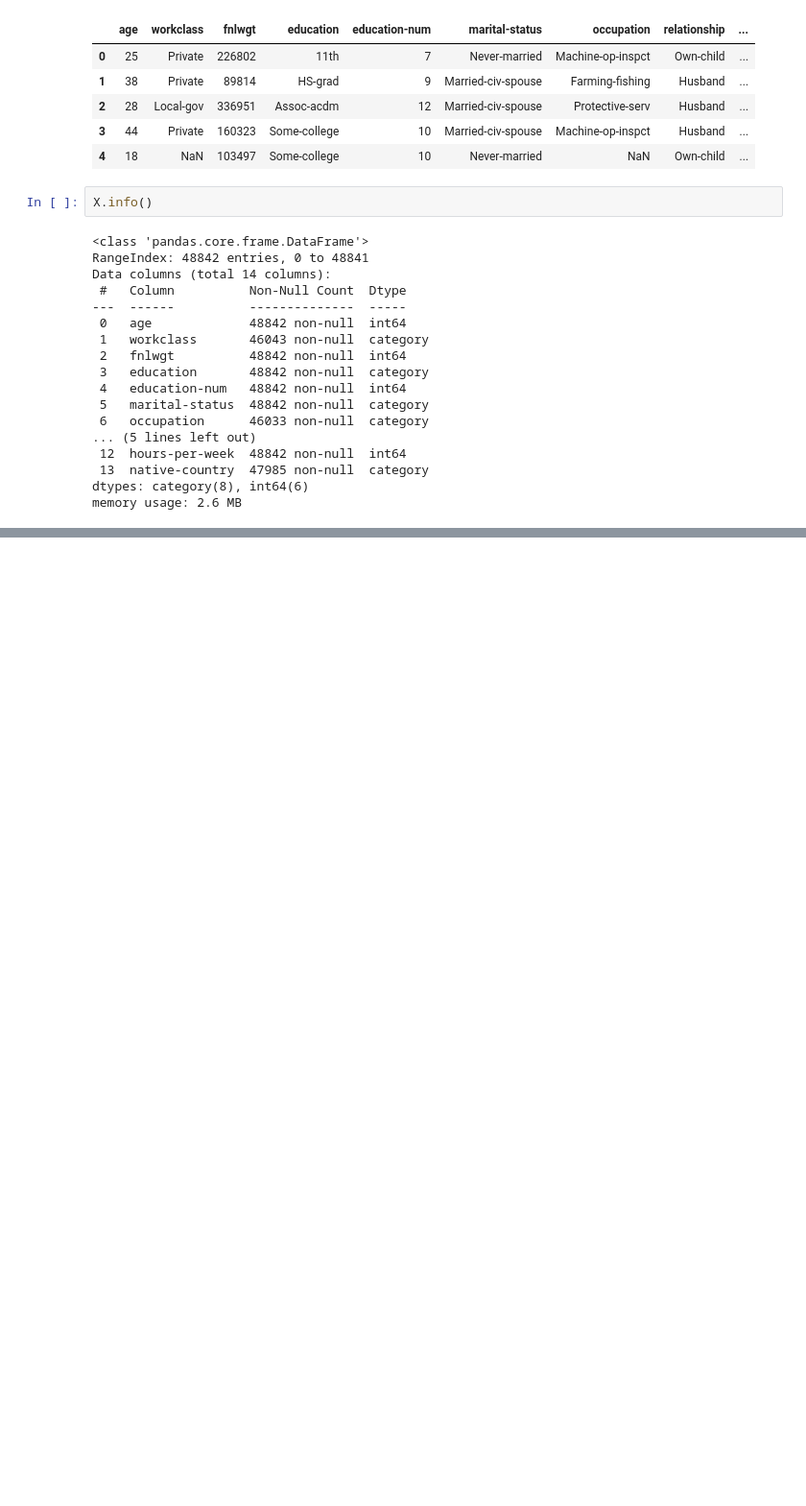
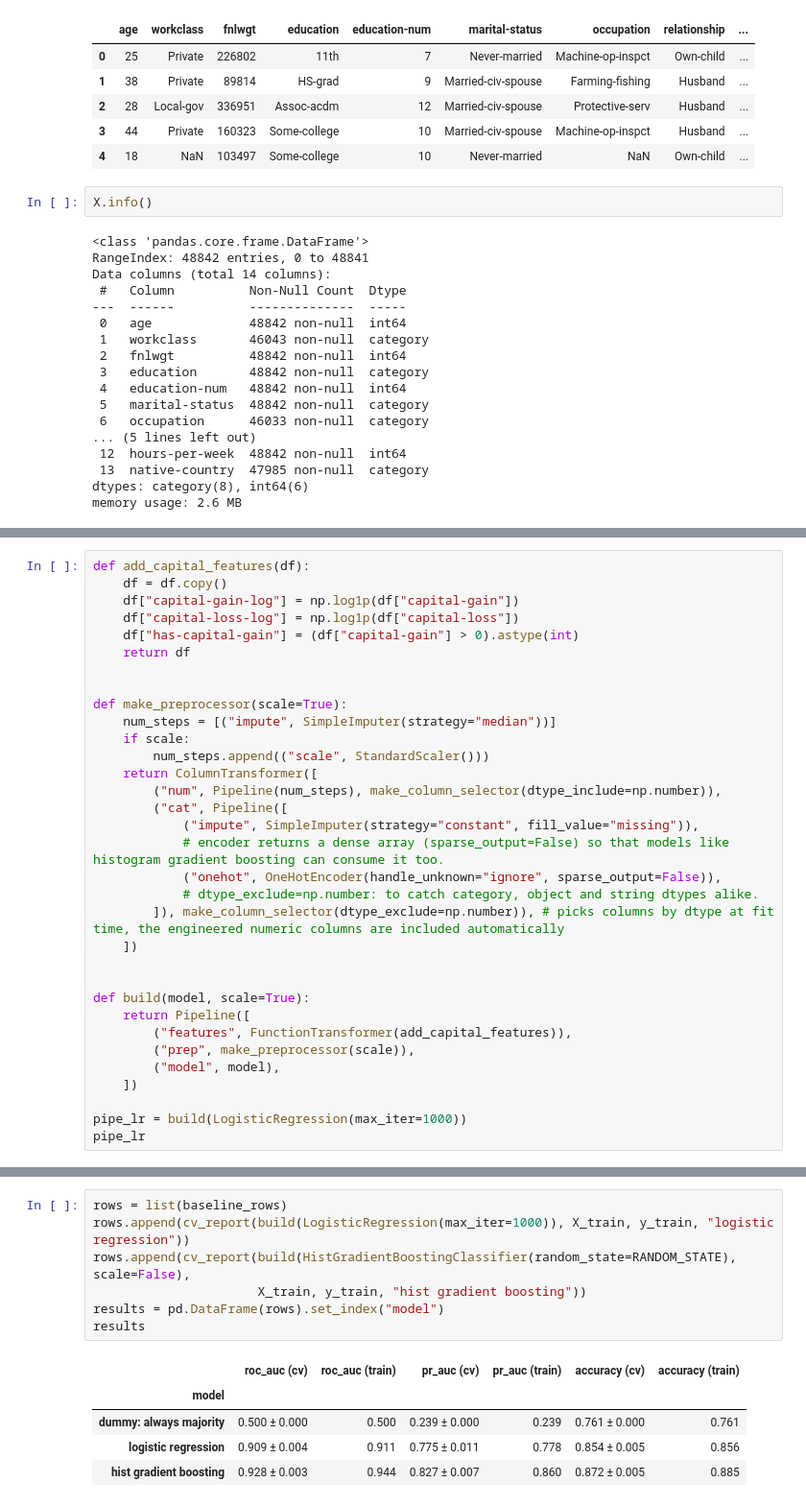
Before and after one commit to kky-zs/100-days-ml, a Jupyter notebook: notebooks/phase-1-ml-core/day-003-tabular-pipelines.ipynb, the cells around one changed output, grey strips where cells are left out. Shown at 96% size. Saved outputs shown, nothing was run; the diff lists cells and outputs as text; blank space fills up the shorter version.

```diff
--- a/notebooks/phase-1-ml-core/day-003-tabular-pipelines.ipynb
+++ b/notebooks/phase-1-ml-core/day-003-tabular-pipelines.ipynb
@@ -80,0 +219,33 @@ memory usage: 2.6 MB
+# %%
+def add_capital_features(df):
+    df = df.copy()
+    df["capital-gain-log"] = np.log1p(df["capital-gain"])
+    df["capital-loss-log"] = np.log1p(df["capital-loss"])
+    df["has-capital-gain"] = (df["capital-gain"] > 0).astype(int)
+    return df
+
+
+def make_preprocessor(scale=True):
+    num_steps = [("impute", SimpleImputer(strategy="median"))]
+    if scale:
+        num_steps.append(("scale", StandardScaler()))
+    return ColumnTransformer([
+        ("num", Pipeline(num_steps), make_column_selector(dtype_include=np.number)),
+        ("cat", Pipeline([
+            ("impute", SimpleImputer(strategy="constant", fill_value="missing")),
+            # encoder returns a dense array (sparse_output=False) so that models like histogram gradient boosting can consume it too.
+            ("onehot", OneHotEncoder(handle_unknown="ignore", sparse_output=False)),
+            # dtype_exclude=np.number: to catch category, object and string dtypes alike.
+        ]), make_column_selector(dtype_exclude=np.number)), # picks columns by dtype at fit time, the engineered numeric columns are included automatically
+    ])
+
+
+def build(model, scale=True):
+    return Pipeline([
+        ("features", FunctionTransformer(add_capital_features)),
+        ("prep", make_preprocessor(scale)),
+        ("model", model),
+    ])
+
+pipe_lr = build(LogisticRegression(max_iter=1000))
+pipe_lr
@@ -80,0 +290,13 @@ memory usage: 2.6 MB
+# %%
+rows = list(baseline_rows)
+rows.append(cv_report(build(LogisticRegression(max_iter=1000)), X_train, y_train, "logistic regression"))
+rows.append(cv_report(build(HistGradientBoostingClassifier(random_state=RANDOM_STATE), scale=False),
+                      X_train, y_train, "hist gradient boosting"))
+results = pd.DataFrame(rows).set_index("model")
+results
+# %% [output]
+|  | roc_auc (cv) | roc_auc (train) | pr_auc (cv) | pr_auc (train) | accuracy (cv) | accuracy (train) |
+| model |  |  |  |  |  |  |
+| dummy: always majority | 0.500 ± 0.000 | 0.500 | 0.239 ± 0.000 | 0.239 | 0.761 ± 0.000 | 0.761 |
+| logistic regression | 0.909 ± 0.004 | 0.911 | 0.775 ± 0.011 | 0.778 | 0.854 ± 0.005 | 0.856 |
+| hist gradient boosting | 0.928 ± 0.003 | 0.944 | 0.827 ± 0.007 | 0.860 | 0.872 ± 0.005 | 0.885 |
```
Also changed, not shown: parts of 25 cells of this notebook.
